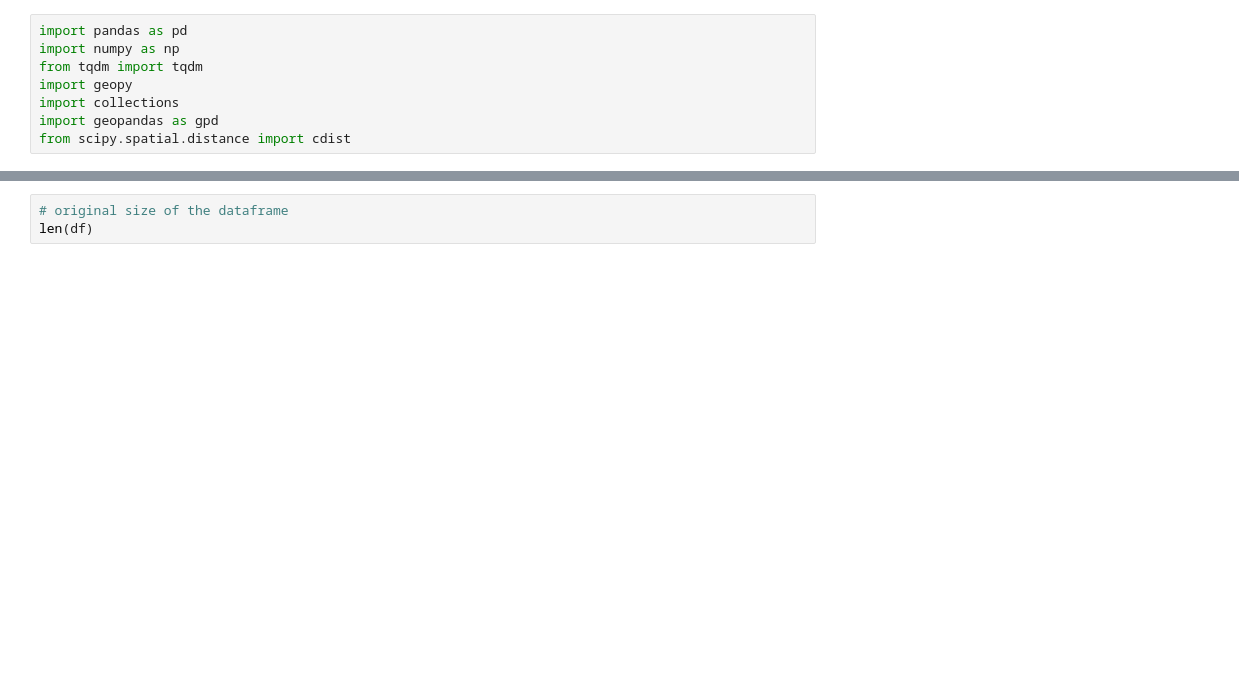
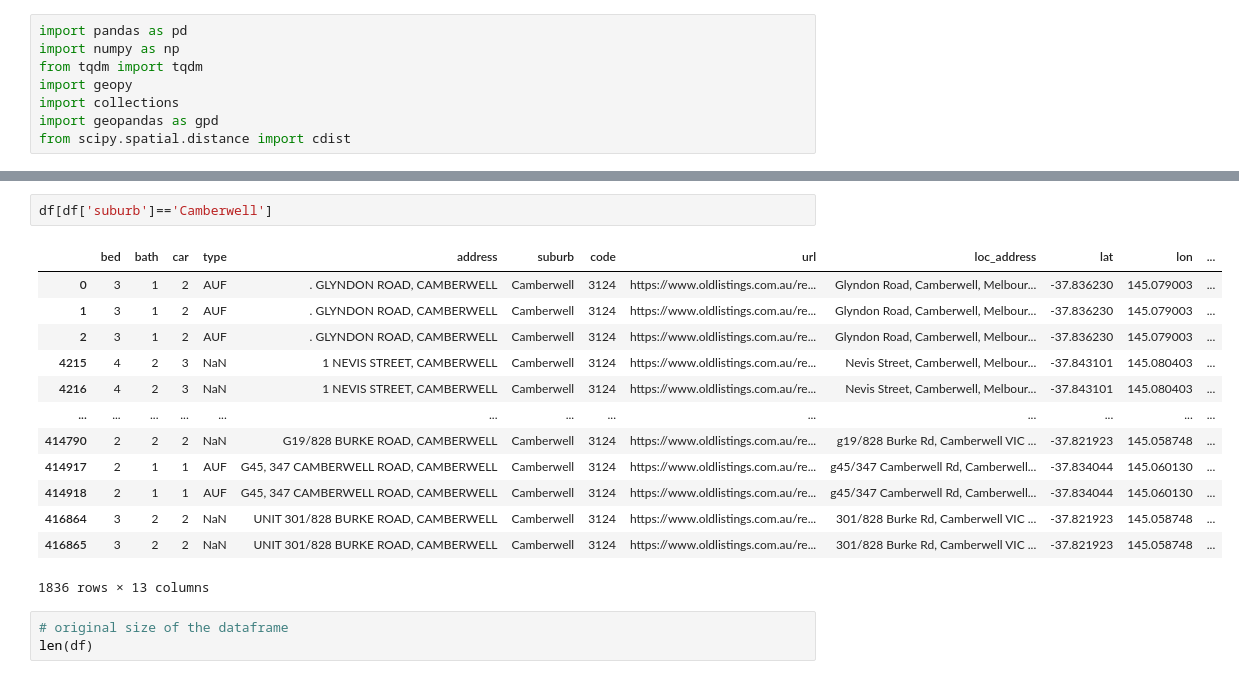
Before and after one commit to MAST30034-Applied-Data-Science/generic-real-estate-consulting-project-group-0, a Jupyter notebook: notebooks/feature_engineering.ipynb, the cells around one changed output, grey strips where cells are left out. Cells and saved outputs as stored; diff of their text form; blank space fills up the shorter version.

```diff
--- a/notebooks/feature_engineering.ipynb
+++ b/notebooks/feature_engineering.ipynb
@@ -36,3 +32,19 @@ df.head(20)
+# %%
+df[df['suburb']=='Camberwell']
+# %% [output]
+|  | bed | bath | car | type | address | suburb | code | url | loc_address | lat | lon | ... |
+| 0 | 3 | 1 | 2 | AUF | . GLYNDON ROAD, CAMBERWELL | Camberwell | 3124 | https://www.oldlistings.com.au/re... | Glyndon Road, Camberwell, Melbour... | -37.836230 | 145.079003 | ... |
+| 1 | 3 | 1 | 2 | AUF | . GLYNDON ROAD, CAMBERWELL | Camberwell | 3124 | https://www.oldlistings.com.au/re... | Glyndon Road, Camberwell, Melbour... | -37.836230 | 145.079003 | ... |
+| 2 | 3 | 1 | 2 | AUF | . GLYNDON ROAD, CAMBERWELL | Camberwell | 3124 | https://www.oldlistings.com.au/re... | Glyndon Road, Camberwell, Melbour... | -37.836230 | 145.079003 | ... |
+| 4215 | 4 | 2 | 3 | NaN | 1 NEVIS STREET, CAMBERWELL | Camberwell | 3124 | https://www.oldlistings.com.au/re... | Nevis Street, Camberwell, Melbour... | -37.843101 | 145.080403 | ... |
+| 4216 | 4 | 2 | 3 | NaN | 1 NEVIS STREET, CAMBERWELL | Camberwell | 3124 | https://www.oldlistings.com.au/re... | Nevis Street, Camberwell, Melbour... | -37.843101 | 145.080403 | ... |
+| ... | ... | ... | ... | ... | ... | ... | ... | ... | ... | ... | ... | ... |
+| 414790 | 2 | 2 | 2 | NaN | G19/828 BURKE ROAD, CAMBERWELL | Camberwell | 3124 | https://www.oldlistings.com.au/re... | g19/828 Burke Rd, Camberwell VIC ... | -37.821923 | 145.058748 | ... |
+| 414917 | 2 | 1 | 1 | AUF | G45, 347 CAMBERWELL ROAD, CAMBERWELL | Camberwell | 3124 | https://www.oldlistings.com.au/re... | g45/347 Camberwell Rd, Camberwell... | -37.834044 | 145.060130 | ... |
+| 414918 | 2 | 1 | 1 | AUF | G45, 347 CAMBERWELL ROAD, CAMBERWELL | Camberwell | 3124 | https://www.oldlistings.com.au/re... | g45/347 Camberwell Rd, Camberwell... | -37.834044 | 145.060130 | ... |
+| 416864 | 3 | 2 | 2 | NaN | UNIT 301/828 BURKE ROAD, CAMBERWELL | Camberwell | 3124 | https://www.oldlistings.com.au/re... | 301/828 Burke Rd, Camberwell VIC ... | -37.821923 | 145.058748 | ... |
+| 416865 | 3 | 2 | 2 | NaN | UNIT 301/828 BURKE ROAD, CAMBERWELL | Camberwell | 3124 | https://www.oldlistings.com.au/re... | 301/828 Burke Rd, Camberwell VIC ... | -37.821923 | 145.058748 | ... |
+1836 rows × 13 columns
 # %%
 # original size of the dataframe
 len(df)
```
Also changed, not shown: parts of 7 cells of this notebook, 2 other files.
